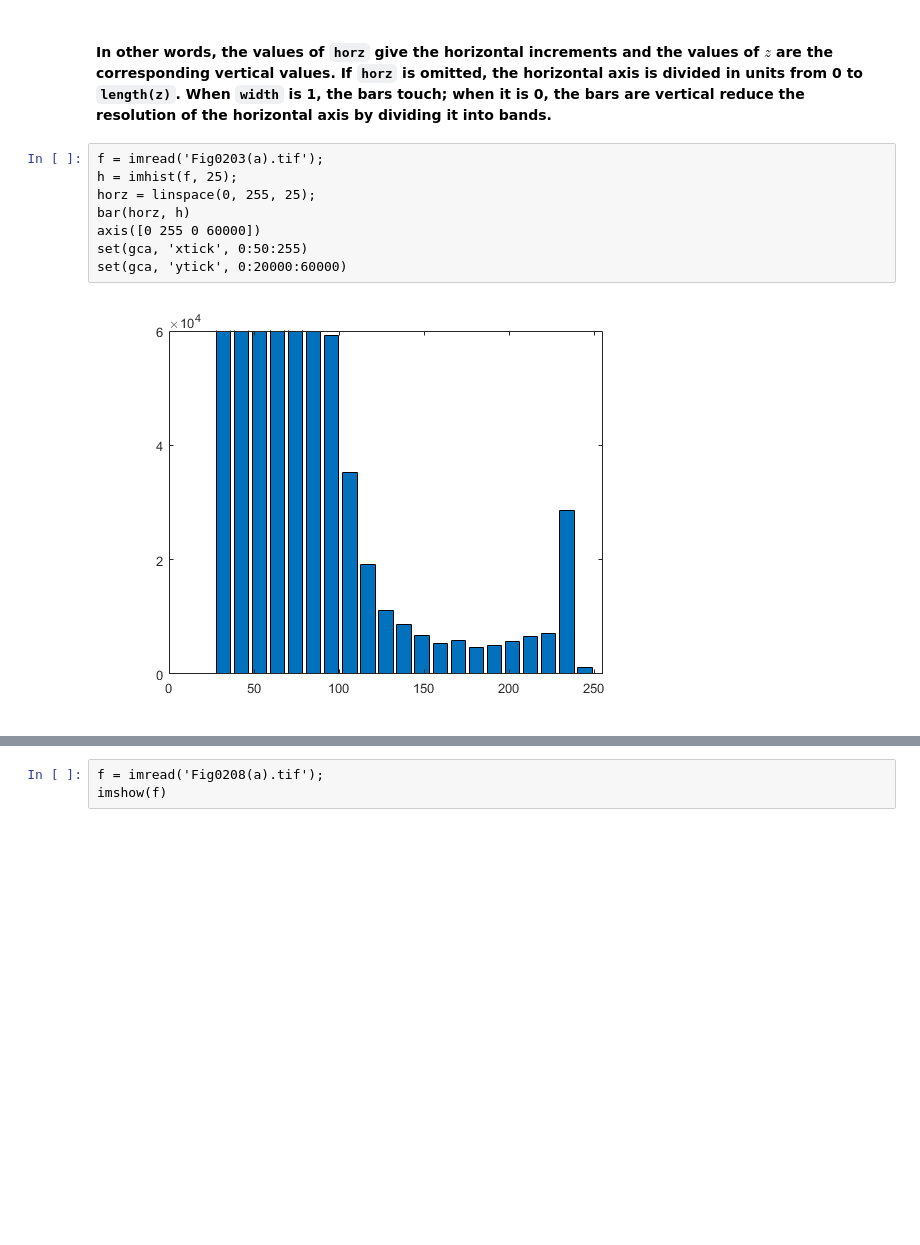
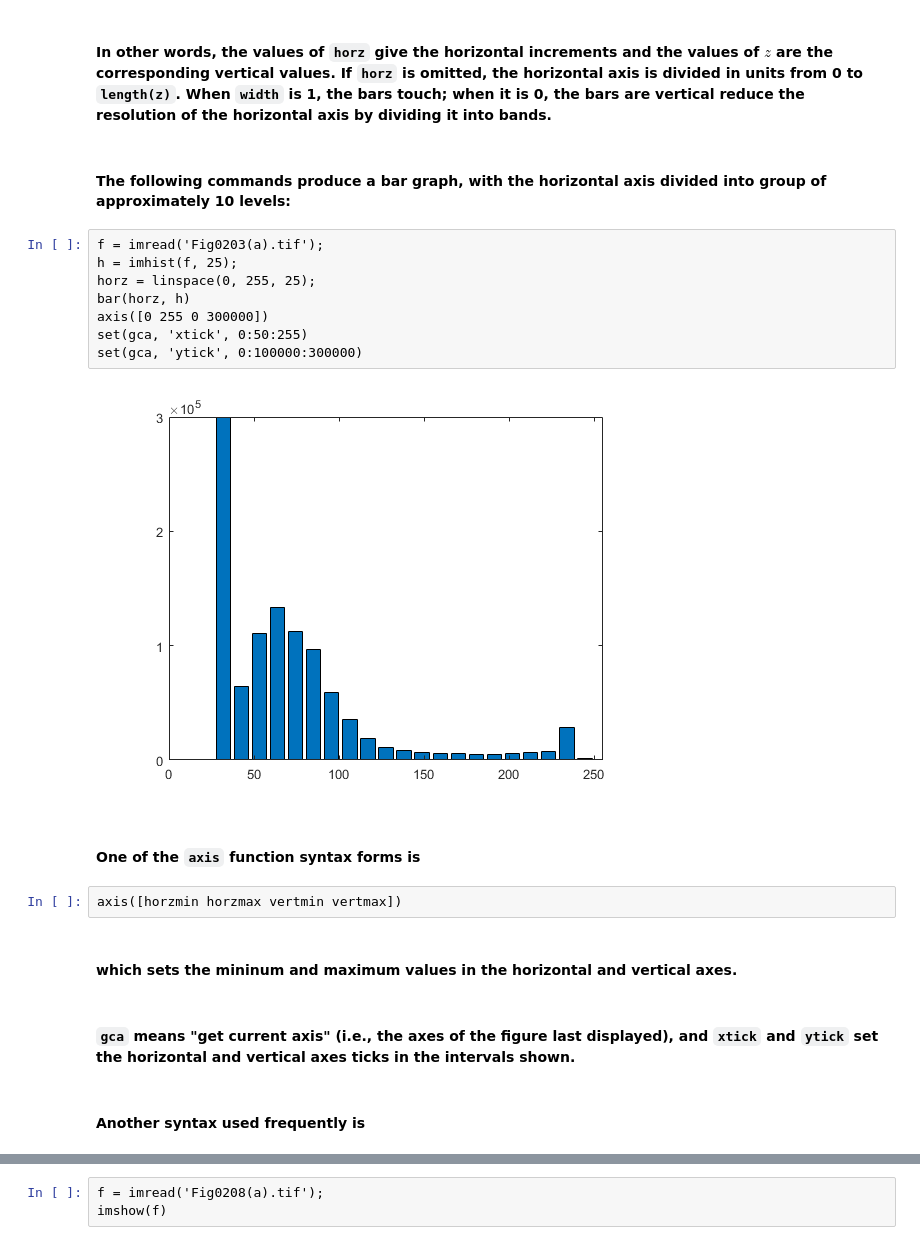
Before and after one commit to SunYufei/dipum2e, a Jupyter notebook: Chapter 2/2.3.ipynb, the cells around one changed output, grey strips where cells are left out. Cells and saved outputs as stored; diff of their text form; blank space fills up the shorter version.

```diff
--- a/Chapter 2/2.3.ipynb
+++ b/Chapter 2/2.3.ipynb
@@ -21,13 +29,25 @@ bar(horz, z, width)
 #### where $z$ is a row vector containing the points to be plotted,`horz` is a vector of the same dimension as $z$ that contains the increments of the horizontal scale, and `width` is a number between 0 and 1.
 # %% [markdown]
 #### In other words, the values of `horz` give the horizontal increments and the values of $z$ are the corresponding vertical values. If `horz` is omitted, the horizontal axis is divided in units from 0 to `length(z)`. When `width` is 1, the bars touch; when it is 0, the bars are vertical reduce the resolution of the horizontal axis by dividing it into bands.
+# %% [markdown]
+#### The following commands produce a bar graph, with the horizontal axis divided into group of approximately 10 levels:
 # %%
 f = imread('Fig0203(a).tif');
 h = imhist(f, 25);
 horz = linspace(0, 255, 25);
 bar(horz, h)
-axis([0 255 0 60000])
+axis([0 255 0 300000])
 set(gca, 'xtick', 0:50:255)
-set(gca, 'ytick', 0:20000:60000)
+set(gca, 'ytick', 0:100000:300000)
 # %% [output]
-[figure, old version]
+[figure, new version]
+# %% [markdown]
+#### One of the `axis` function syntax forms is
+# %%
+axis([horzmin horzmax vertmin vertmax])
+# %% [markdown]
+#### which sets the mininum and maximum values in the horizontal and vertical axes.
+# %% [markdown]
+#### `gca` means "get current axis" (i.e., the axes of the figure last displayed), and `xtick` and `ytick` set the horizontal and vertical axes ticks in the intervals shown.
+# %% [markdown]
+#### Another syntax used frequently is
```
Also changed, not shown: parts of 44 cells of this notebook.
